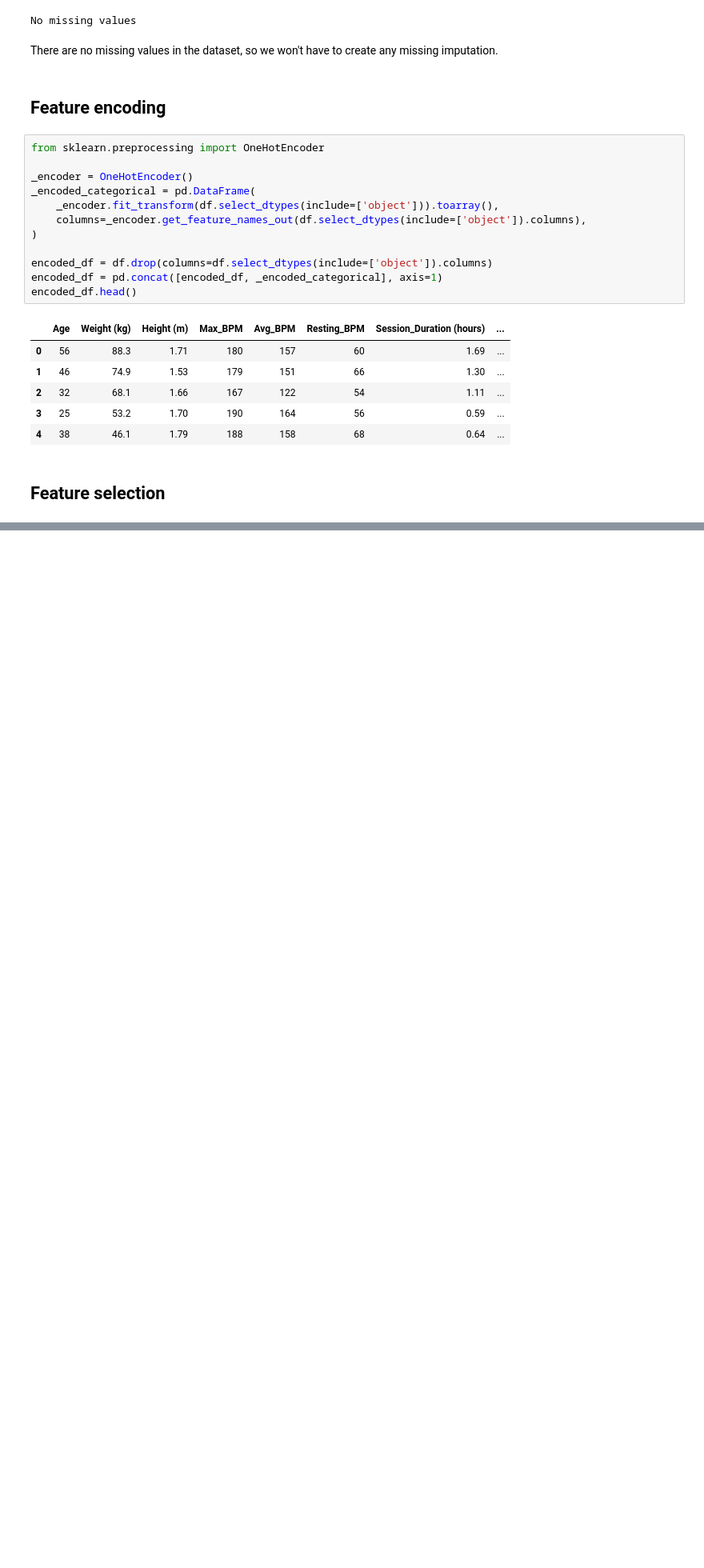
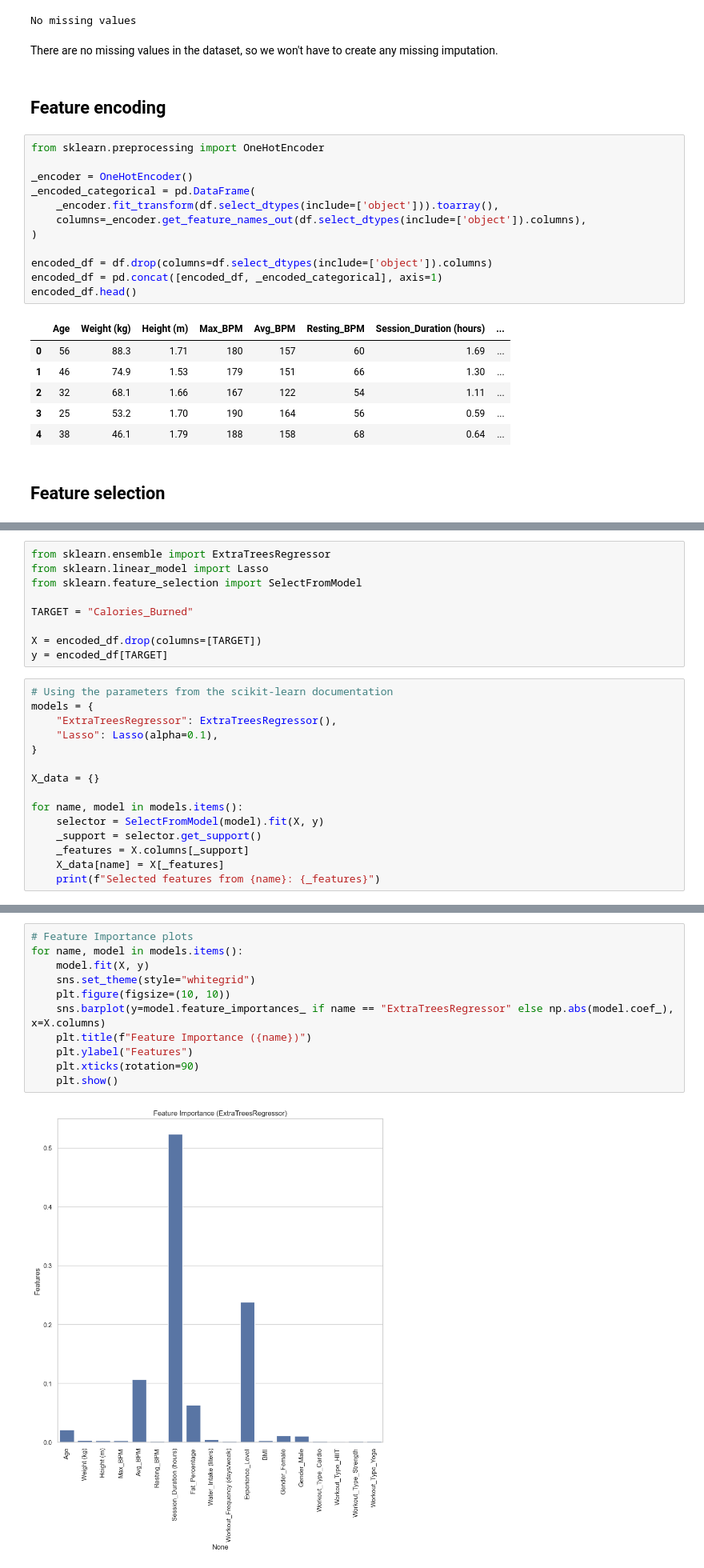
Before and after one commit to GEI-duo/meinf-ai-wp-01, a Jupyter notebook: notebooks/3-feature-engineering.ipynb, the cells around one changed output, grey strips where cells are left out. Shown at 80% size. Drawn from its saved outputs; the diff is of its cells as text; blank space fills up the shorter version.

Commit message:
Feature selection

```diff
--- a/notebooks/3-feature-engineering.ipynb
+++ b/notebooks/3-feature-engineering.ipynb
@@ -86,0 +89,24 @@ encoded_df.head()
+# %%
+from sklearn.ensemble import ExtraTreesRegressor
+from sklearn.linear_model import Lasso
+from sklearn.feature_selection import SelectFromModel
+
+TARGET = "Calories_Burned"
+
+X = encoded_df.drop(columns=[TARGET])
+y = encoded_df[TARGET]
+# %%
+# Using the parameters from the scikit-learn documentation
+models = {
+    "ExtraTreesRegressor": ExtraTreesRegressor(),
+    "Lasso": Lasso(alpha=0.1),
+}
+
+X_data = {}
+
+for name, model in models.items():
+    selector = SelectFromModel(model).fit(X, y)
+    _support = selector.get_support()
+    _features = X.columns[_support]
+    X_data[name] = X[_features]
+    print(f"Selected features from {name}: {_features}")
@@ -86,0 +120,13 @@ encoded_df.head()
+# %%
+# Feature Importance plots
+for name, model in models.items():
+    model.fit(X, y)
+    sns.set_theme(style="whitegrid")
+    plt.figure(figsize=(10, 10))
+    sns.barplot(y=model.feature_importances_ if name == "ExtraTreesRegressor" else np.abs(model.coef_), x=X.columns)
+    plt.title(f"Feature Importance ({name})")
+    plt.ylabel("Features")
+    plt.xticks(rotation=90)
+    plt.show()
+# %% [output]
+[figure, added]
```
Also changed, not shown: parts of 8 cells of this notebook, 24 other files.
